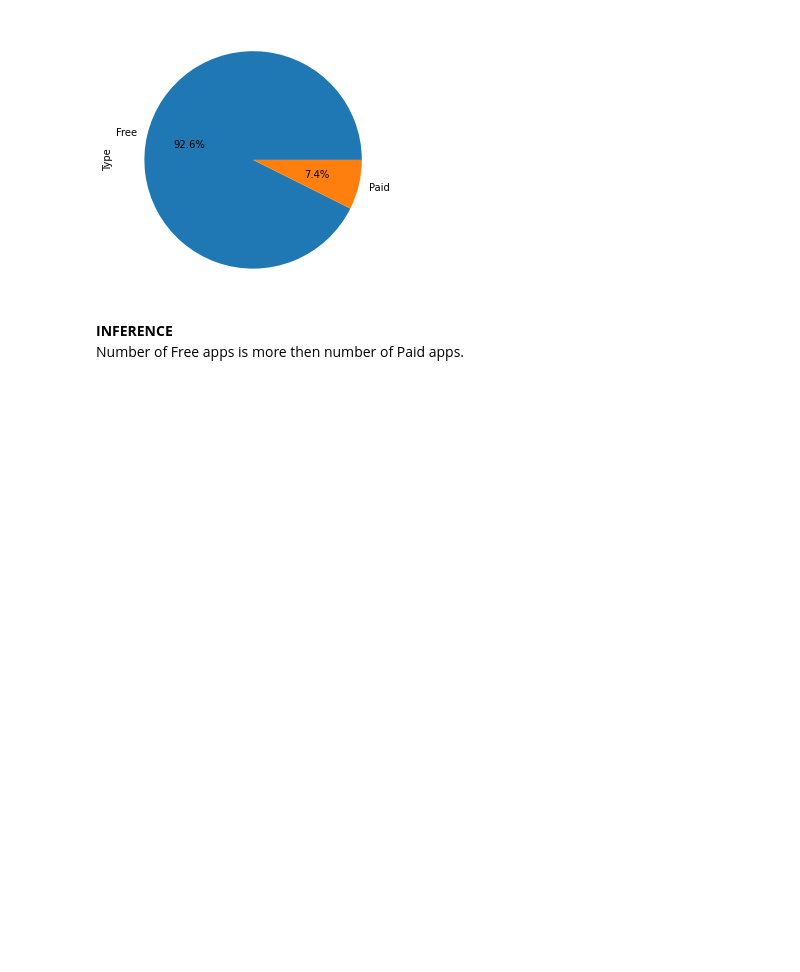
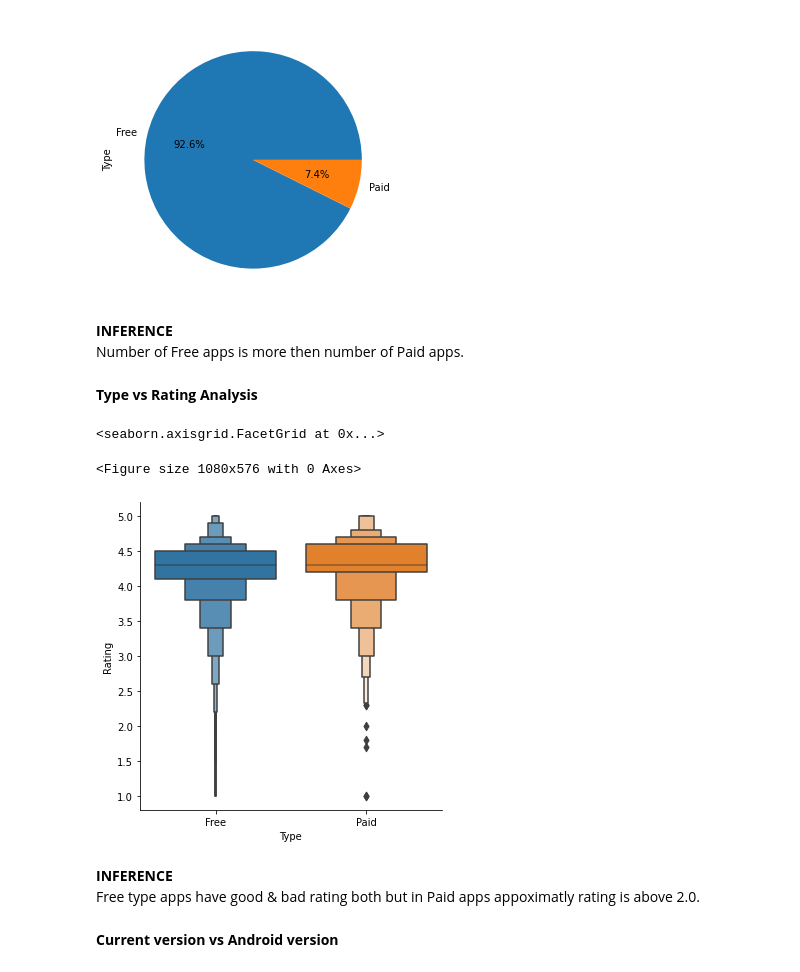
Before and after one commit to RITIK1442840127/Play-Store-Data-Analysis, a Jupyter notebook: Play_Store_Analysis_by_RITIK_TIWARI.ipynb, the cells around one changed output. Drawn from its saved outputs; the diff is of its cells as text; code cells hidden in the pictures; blank space fills up the shorter version.

Commit message:
Sixth commit Play-Store Data Analysis

```diff
--- a/Play_Store_Analysis_by_RITIK_TIWARI.ipynb
+++ b/Play_Store_Analysis_by_RITIK_TIWARI.ipynb
@@ -853,3 +853,17 @@ df["Type"].value_counts().plot.pie(autopct = "%1.1f%%")
 # %% [markdown]
 **INFERENCE**
 Number of Free apps is more then number of Paid apps.
+# %% [markdown]
+**Type vs Rating Analysis**
+# %%
+plt.figure(figsize=(15,8))
+sns.catplot(y='Rating',x='Type',data = df.sort_values('Rating',ascending=False),kind='boxen')
+# %% [output]
+<seaborn.axisgrid.FacetGrid at 0x...>
+<Figure size 1080x576 with 0 Axes>
+[figure, added]
+# %% [markdown]
+**INFERENCE**
+Free type apps have good & bad rating both but in Paid apps appoximatly rating is above 2.0.
+# %% [markdown]
+**Current version vs Android version**
```
Also changed, not shown: parts of 4 cells of this notebook.
